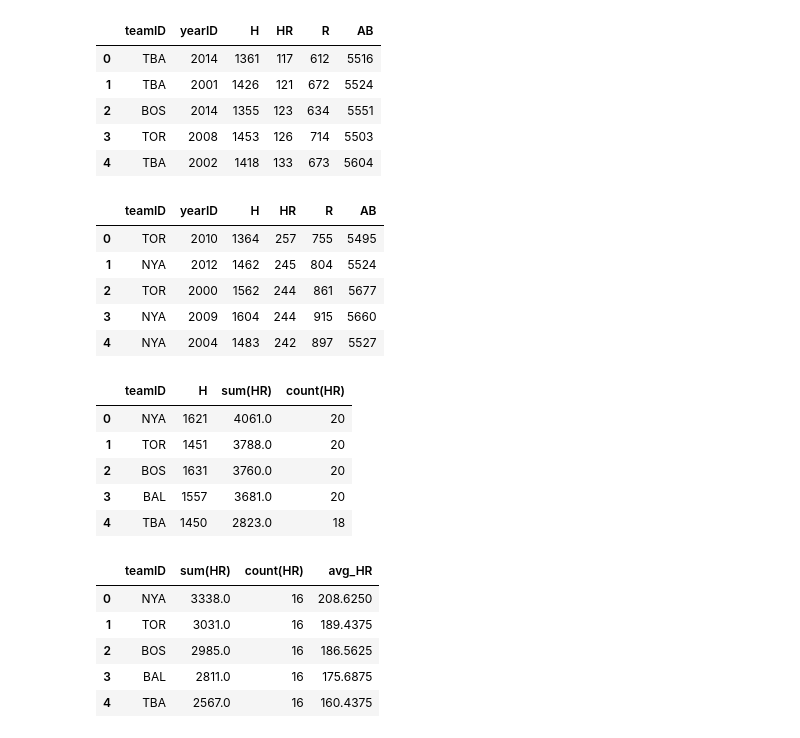
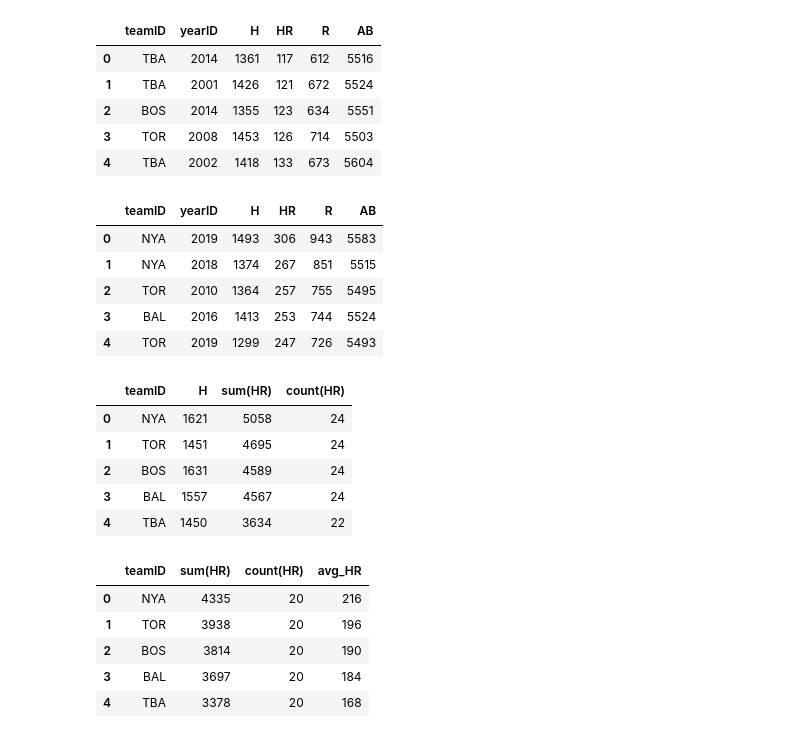
Before and after one commit to TravisRPetersen/sports-analytics-spring18, a Jupyter notebook: lesson_03/SQL_Tutorial.ipynb, the cells around one changed output. Saved outputs shown, nothing was run; the diff lists cells and outputs as text; code cells hidden in the pictures.

```diff
--- a/lesson_03/SQL_Tutorial.ipynb
+++ b/lesson_03/SQL_Tutorial.ipynb
@@ -11,3 +9,5 @@ import matplotlib.pyplot as plt
 plt.style.use('ggplot')
+# %%
+con = sqlite3.connect("lahmansbaseballdb.sqlite")
 # %% [markdown]
 http://schoolofdata.org/2013/03/26/using-sql-for-lightweight-data-analysis/
@@ -93,36 +135,61 @@ mysql_query('select teamID, yearID, H, HR, R, AB from teams where '
 | 3 | TOR | 2008 | 1453 | 126 | 714 | 5503 |
 | 4 | TBA | 2002 | 1418 | 133 | 673 | 5604 |
 # %%
-mysql_query('select teamID, yearID, H, HR, R, AB from teams where '
-            'yearID > 1999 and teamID in ("BAL", "NYA", "BOS", "TOR", "TBA")'
-           'order by HR desc').head()
+pd.read_sql(
+'''
+    SELECT teamID,
+           yearID,
+           H,
+           HR,
+           R,
+           AB
+    FROM teams
+    WHERE yearID > 1999
+        AND teamID in ("BAL", "NYA", "BOS", "TOR", "TBA")
+    ORDER by HR DESC
+''', con=con).head()
 # %% [output]
 |  | teamID | yearID | H | HR | R | AB |
-| 0 | TOR | 2010 | 1364 | 257 | 755 | 5495 |
-| 1 | NYA | 2012 | 1462 | 245 | 804 | 5524 |
-| 2 | TOR | 2000 | 1562 | 244 | 861 | 5677 |
-| 3 | NYA | 2009 | 1604 | 244 | 915 | 5660 |
-| 4 | NYA | 2004 | 1483 | 242 | 897 | 5527 |
+| 0 | NYA | 2019 | 1493 | 306 | 943 | 5583 |
+| 1 | NYA | 2018 | 1374 | 267 | 851 | 5515 |
+| 2 | TOR | 2010 | 1364 | 257 | 755 | 5495 |
+| 3 | BAL | 2016 | 1413 | 253 | 744 | 5524 |
+| 4 | TOR | 2019 | 1299 | 247 | 726 | 5493 |
 # %%
-mysql_query('select teamID, H, sum(HR), count(HR) from teams where '
-            'yearID > 1995 and teamID in ("BAL", "NYA", "BOS", "TOR", "TBA") '
-           'group by teamID order by sum(HR) desc').head()
+pd.read_sql(
+''' SELECT teamID,
+           H,
+           sum(HR),
+           count(HR)
+    FROM teams
+    WHERE yearID > 1995
+        AND teamID in ("BAL", "NYA", "BOS", "TOR", "TBA")
+    GROUP BY teamID
+    ORDER by sum(HR) DESC
+''', con=con).head()
 # %% [output]
 |  | teamID | H | sum(HR) | count(HR) |
-| 0 | NYA | 1621 | 4061.0 | 20 |
-| 1 | TOR | 1451 | 3788.0 | 20 |
-| 2 | BOS | 1631 | 3760.0 | 20 |
-| 3 | BAL | 1557 | 3681.0 | 20 |
-| 4 | TBA | 1450 | 2823.0 | 18 |
+| 0 | NYA | 1621 | 5058 | 24 |
+| 1 | TOR | 1451 | 4695 | 24 |
+| 2 | BOS | 1631 | 4589 | 24 |
+| 3 | BAL | 1557 | 4567 | 24 |
+| 4 | TBA | 1450 | 3634 | 22 |
 # %%
-mysql_query('select teamID, sum(HR), count(HR), sum(HR)/count(HR) as avg_HR from teams where '
-            'yearID > 1999 and teamID in ("BAL", "NYA", "BOS", "TOR", "TBA")'
-           'group by teamID order by sum(HR) desc').head()
+pd.read_sql('''
+    SELECT teamID,
+            sum(HR),
+            count(HR),
+            sum(HR)/count(HR) as avg_HR from teams
+    WHERE yearID > 1999
+        AND teamID in ("BAL", "NYA", "BOS", "TOR", "TBA")
+    GROUP BY teamID
+    ORDER BY sum(HR) DESC
+''', con=con).head()
 # %% [output]
 |  | teamID | sum(HR) | count(HR) | avg_HR |
-| 0 | NYA | 3338.0 | 16 | 208.6250 |
-| 1 | TOR | 3031.0 | 16 | 189.4375 |
-| 2 | BOS | 2985.0 | 16 | 186.5625 |
-| 3 | BAL | 2811.0 | 16 | 175.6875 |
-| 4 | TBA | 2567.0 | 16 | 160.4375 |
+| 0 | NYA | 4335 | 20 | 216 |
+| 1 | TOR | 3938 | 20 | 196 |
+| 2 | BOS | 3814 | 20 | 190 |
+| 3 | BAL | 3697 | 20 | 184 |
+| 4 | TBA | 3378 | 20 | 168 |
 # %%
```
Also changed, not shown: parts of 11 cells of this notebook, 1 other file.
